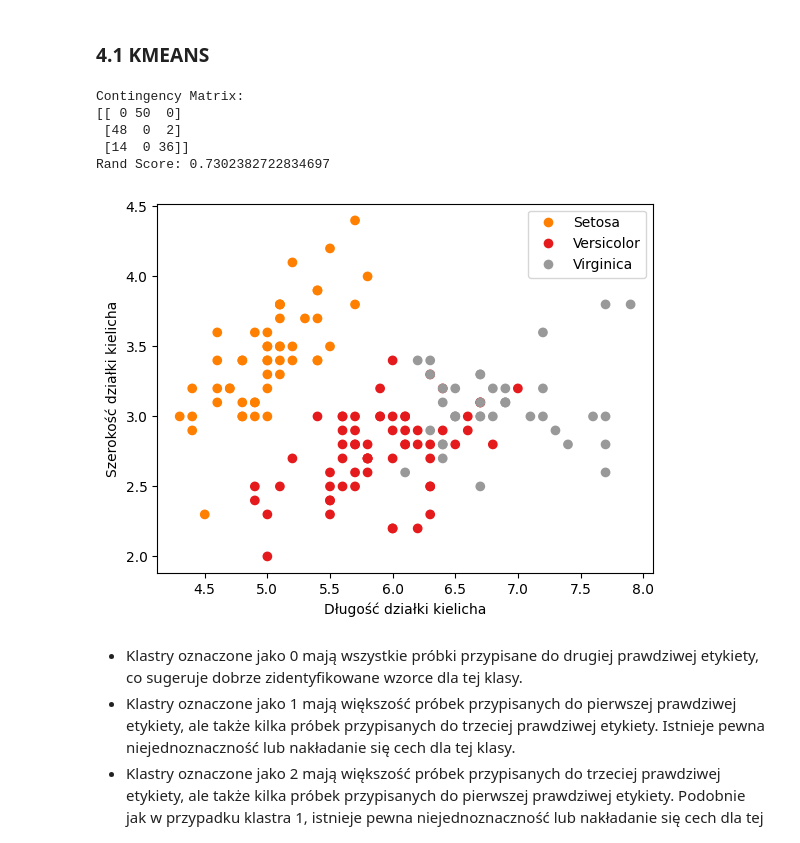
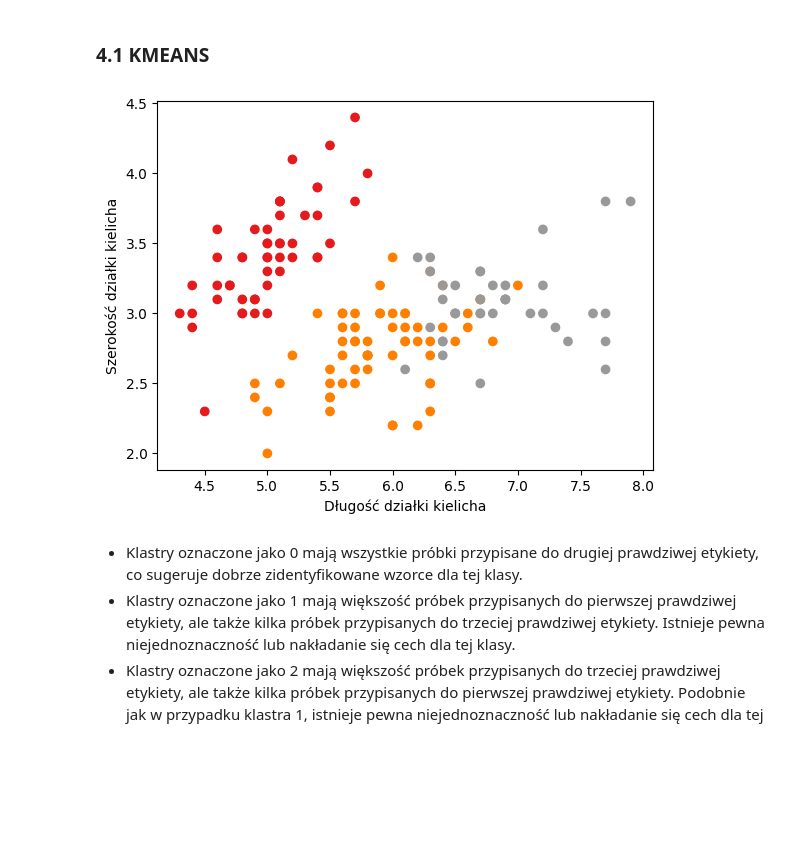
Before and after one commit to aleksander-misztal/MachineLearning, a Jupyter notebook: Clustering/irisClustering.ipynb, the cells around one changed output. Drawn from its saved outputs; the diff is of its cells as text; code cells hidden in the pictures; blank space fills up the shorter version.

Commit message:
fix kmeans visualization

```diff
--- a/Clustering/irisClustering.ipynb
+++ b/Clustering/irisClustering.ipynb
@@ -199,60 +199,33 @@ df.head()
 # %%
 import pandas as pd
 import matplotlib.pyplot as plt
 from sklearn.cluster import KMeans
-from sklearn.metrics.cluster import contingency_matrix
-from sklearn.metrics import adjusted_rand_score
 
 # Wczytaj plik CSV
 df = pd.read_csv('data/irisORG.csv')
 
 # Wybierz cechy do klastryzacji
 features = df[['sepal.length', 'sepal.width', 'petal.length', 'petal.width']]
 
 # Wykonaj klastrowanie za pomocą k-means
 kmeans = KMeans(n_clusters=3)  # Zakładając 3 klastry
 kmeans.fit(features)
 labels = kmeans.labels_
 
 # Dodaj etykiety klastrów do ramki danych
 df['cluster'] = labels
 
 # Stwórz mapę kolorów dla klastrów
 colormap = plt.cm.Set1
 
 # Wykres klastrów
-scatter = plt.scatter(df['sepal.length'], df['sepal.width'], c=df['cluster'], cmap=colormap)
+plt.scatter(features['sepal.length'], features['sepal.width'], c=labels, cmap=colormap)
 plt.xlabel('Długość działki kielicha')
 plt.ylabel('Szerokość działki kielicha')
 
-# Pobierz unikalne nazwy odmian i odpowiadające im kolory z wykresu
-legend_elements = []
-for variety in df['variety'].unique():
-    color = scatter.to_rgba(df[df['variety'] == variety]['cluster'].iloc[0])
-    legend_elements.append(plt.Line2D([0], [0], marker='o', color='w', label=variety, markerfacecolor=color, markersize=8))
-
-# Dodaj legendę
-plt.legend(handles=legend_elements, loc='upper right')
-
-# Oblicz macierz kontyngencji
-true_labels = df['variety']
-cont_matrix = contingency_matrix(true_labels, labels)
-
-print("Contingency Matrix:")
-print(cont_matrix)
-
-# Oblicz Rand Score
-rand_score = adjusted_rand_score(true_labels, labels)
-print("Rand Score:", rand_score)
-
 plt.show()
 # %% [output]
-Contingency Matrix:
-[[ 0 50  0]
- [48  0  2]
- [14  0 36]]
-Rand Score: 0.7302382722834697
-[figure, old version]
+[figure, new version]
 # %% [markdown]
 - Klastry oznaczone jako 0 mają wszystkie próbki przypisane do drugiej prawdziwej etykiety, co sugeruje dobrze zidentyfikowane wzorce dla tej klasy.
 - Klastry oznaczone jako 1 mają większość próbek przypisanych do pierwszej prawdziwej etykiety, ale także kilka próbek przypisanych do trzeciej prawdziwej etykiety. Istnieje pewna niejednoznaczność lub nakładanie się cech dla tej klasy.
```
Also changed, not shown: parts of 1 cell of this notebook.
